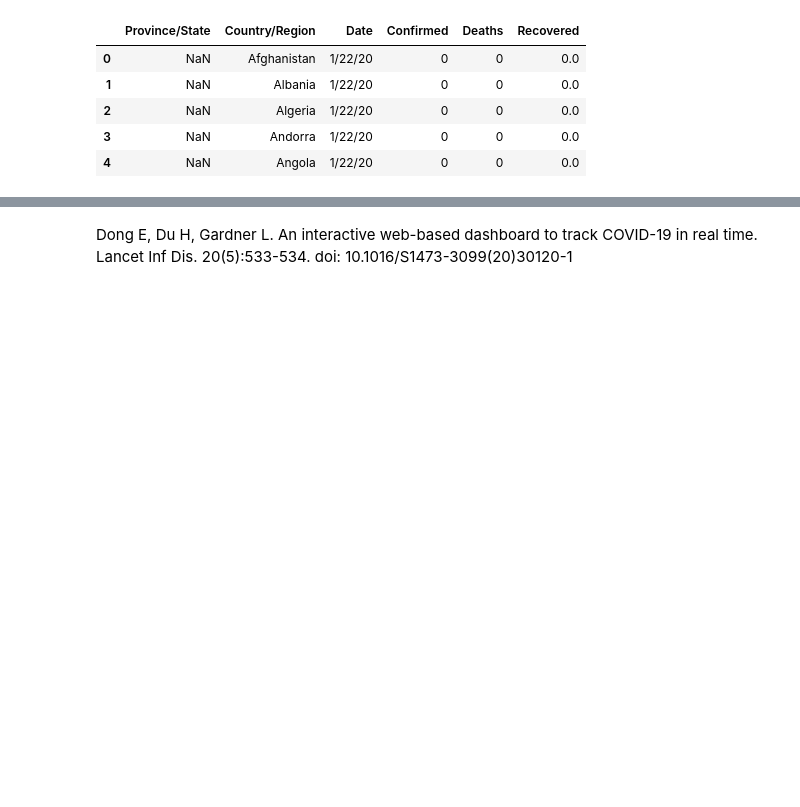
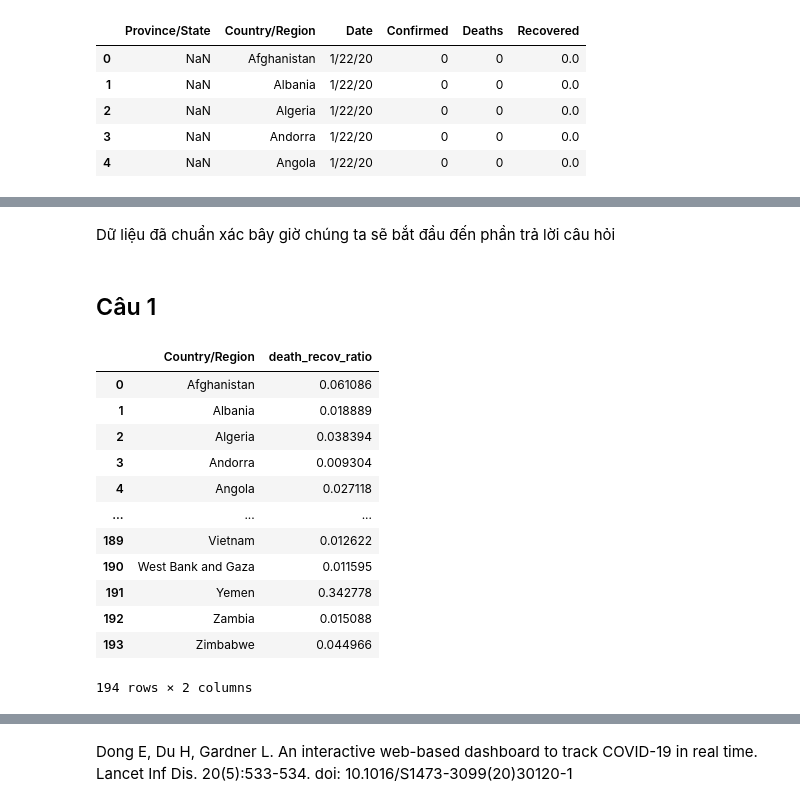
Before and after one commit to LT-cho-KHDL/Final-lab-p4ds, a Jupyter notebook: Final.ipynb, the cells around one changed output, grey strips where cells are left out. Saved outputs shown, nothing was run; the diff lists cells and outputs as text; code cells hidden in the pictures; blank space fills up the shorter version.

```diff
--- a/Final.ipynb
+++ b/Final.ipynb
@@ -125,0 +220,23 @@ cate_col_profiles_df
+# %% [markdown]
+Dữ liệu đã chuẩn xác bây giờ chúng ta sẽ bắt đầu đến phần trả lời câu hỏi
+# %% [markdown]
+## Câu 1
+# %%
+death_recov_ratio = (country_df['Deaths'] / country_df['Recovered'])
+death_recov_df = country_df['Country/Region'].to_frame()
+death_recov_df.insert(1,'death_recov_ratio',death_recov_ratio)
+death_recov_df
+# %% [output]
+|  | Country/Region | death_recov_ratio |
+| 0 | Afghanistan | 0.061086 |
+| 1 | Albania | 0.018889 |
+| 2 | Algeria | 0.038394 |
+| 3 | Andorra | 0.009304 |
+| 4 | Angola | 0.027118 |
+| ... | ... | ... |
+| 189 | Vietnam | 0.012622 |
+| 190 | West Bank and Gaza | 0.011595 |
+| 191 | Yemen | 0.342778 |
+| 192 | Zambia | 0.015088 |
+| 193 | Zimbabwe | 0.044966 |
+194 rows × 2 columns
```
Also changed, not shown: parts of 42 cells of this notebook.
